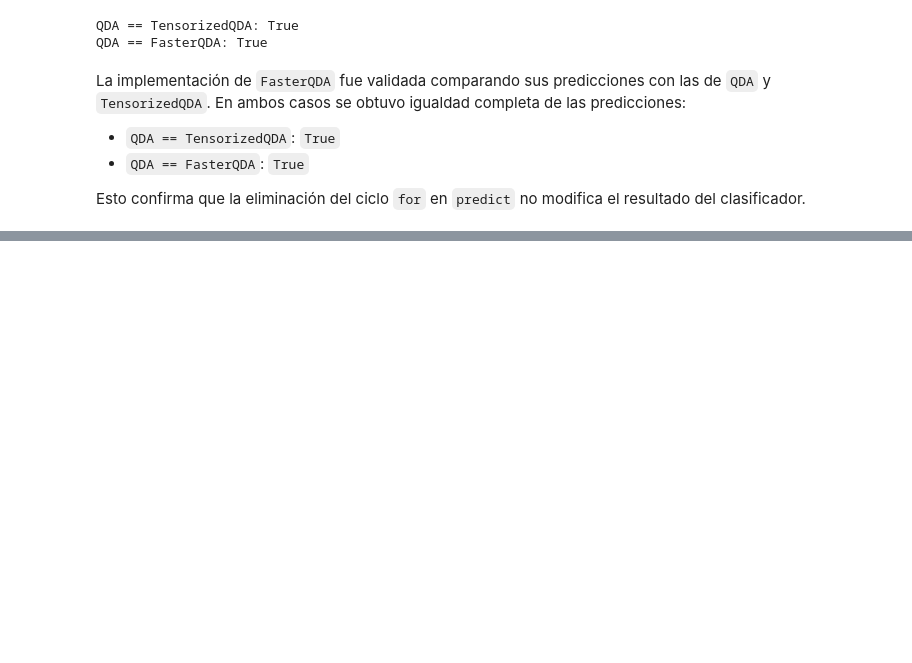
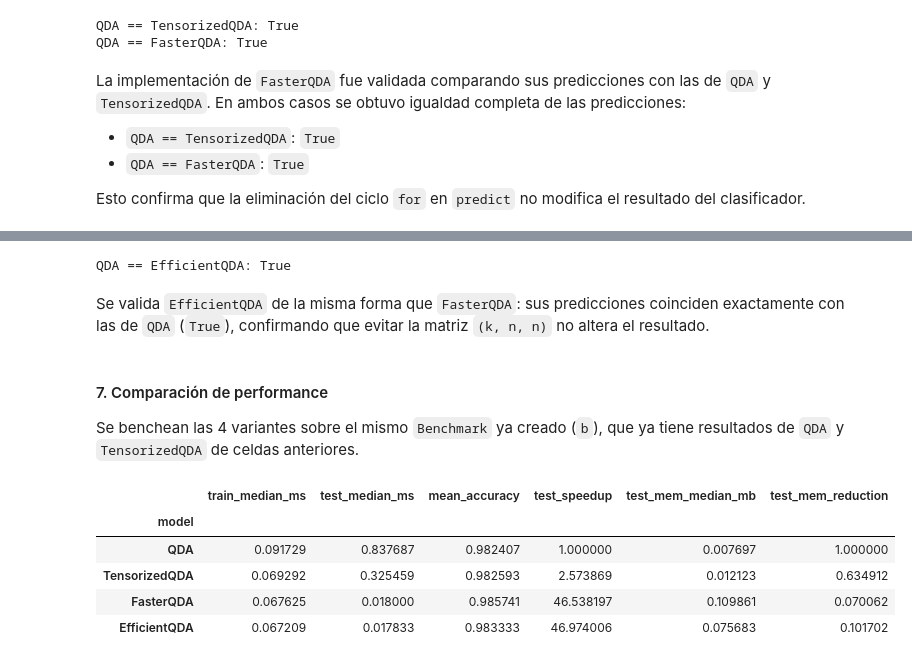
Before and after one commit to alanleicach/ceia-amia-tp_final, a Jupyter notebook: tp.ipynb, the cells around one changed output, grey strips where cells are left out. Saved outputs shown, nothing was run; the diff lists cells and outputs as text; code cells hidden in the pictures; blank space fills up the shorter version.

```diff
--- a/tp.ipynb
+++ b/tp.ipynb
@@ -390,0 +444,65 @@ Esto confirma que la eliminación del ciclo `for` en `predict` no modifica el re
+# %%
+class EfficientQDA(FasterQDA):
+
+    def predict(self, X):
+
+        # X: (p, n)
+        # tensor_means: (k, p, 1)
+        # broadcasting -> (k, p, n)
+        unbiased_X = X - self.tensor_means
+
+        # (k, p, p) @ (k, p, n) -> (k, p, n)
+        adjusted_X = self.tensor_inv_cov @ unbiased_X
+
+        # diag(A @ B) sin construir el (k, n, n): producto elemento a elemento
+        # y reducción sobre la dimensión de features (p)
+        # (k, p, n) -> (k, n)
+        quad_terms = np.sum(unbiased_X * adjusted_X, axis=1)
+
+        # determinantes: (k,) -> (k, 1)
+        log_conditionals = (
+            0.5 * np.log(LA.det(self.tensor_inv_cov))[:, None]
+            - 0.5 * quad_terms
+        )
+
+        # log_a_priori: (k,) -> (k, 1)
+        # resultado: (k, n)
+        log_posteriori = (
+            self.log_a_priori[:, None]
+            + log_conditionals
+        )
+
+        # elegimos la clase de mayor score para cada observación
+        # (k, n) -> (n,) -> (1, n)
+        return np.argmax(log_posteriori, axis=0).reshape(1, -1)
+# %%
+efficient_qda = EfficientQDA()
+efficient_qda.fit(X_full.T, y_full_encoded.T)
+pred_efficient = efficient_qda.predict(X_full.T)
+
+print("QDA == EfficientQDA:",
+      np.array_equal(pred_qda, pred_efficient))
+# %% [output]
+QDA == EfficientQDA: True
+# %% [markdown]
+Se valida `EfficientQDA` de la misma forma que `FasterQDA`: sus predicciones coinciden exactamente con las de `QDA` (`True`), confirmando que evitar la matriz `(k, n, n)` no altera el resultado.
+# %% [markdown]
+#### 7. Comparación de performance
+
+Se benchean las 4 variantes sobre el mismo `Benchmark` ya creado (`b`), que ya tiene resultados de `QDA` y `TensorizedQDA` de celdas anteriores.
+# %%
+b.bench(FasterQDA)
+b.bench(EfficientQDA)
+
+summ = b.summary(baseline='QDA')
+summ[[
+    'train_median_ms', 'test_median_ms', 'mean_accuracy',
+    'test_speedup', 'test_mem_median_mb', 'test_mem_reduction'
+]]
+# %% [output]
+|  | train_median_ms | test_median_ms | mean_accuracy | test_speedup | test_mem_median_mb | test_mem_reduction |
+| model |  |  |  |  |  |  |
+| QDA | 0.091729 | 0.837687 | 0.982407 | 1.000000 | 0.007697 | 1.000000 |
+| TensorizedQDA | 0.069292 | 0.325459 | 0.982593 | 2.573869 | 0.012123 | 0.634912 |
+| FasterQDA | 0.067625 | 0.018000 | 0.985741 | 46.538197 | 0.109861 | 0.070062 |
+| EfficientQDA | 0.067209 | 0.017833 | 0.983333 | 46.974006 | 0.075683 | 0.101702 |
```
Also changed, not shown: parts of 10 cells of this notebook.
